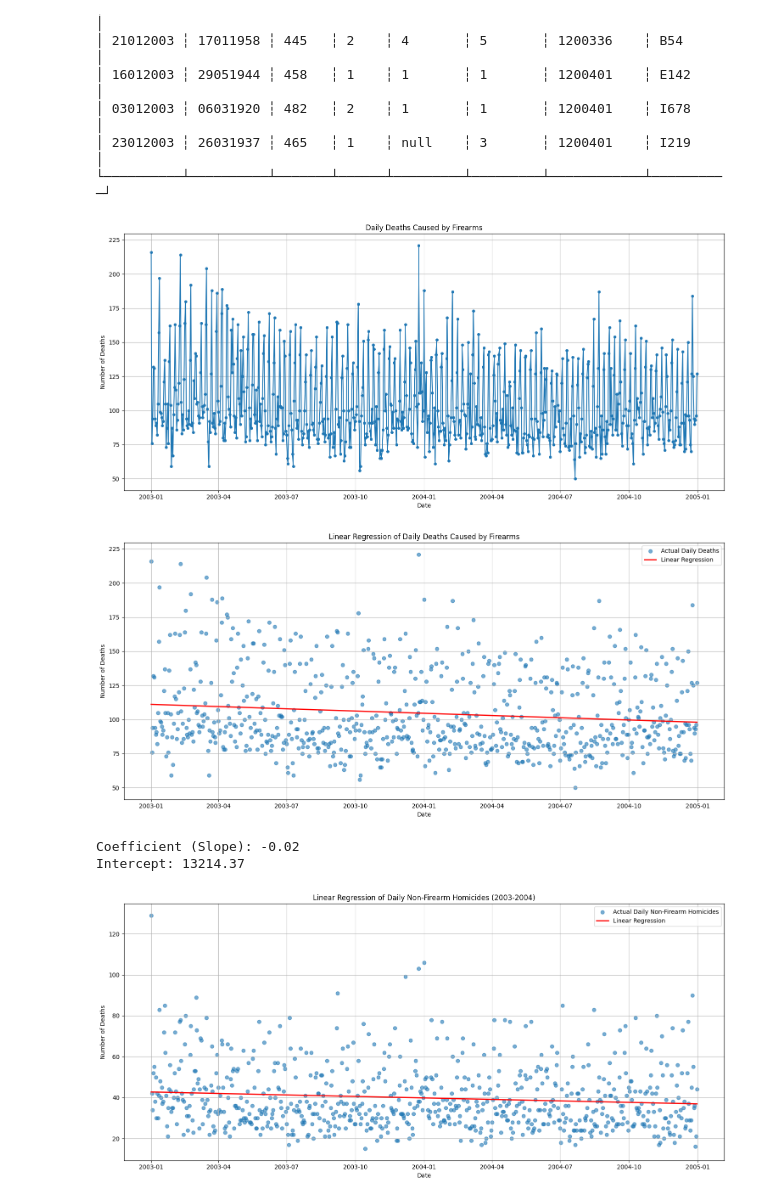
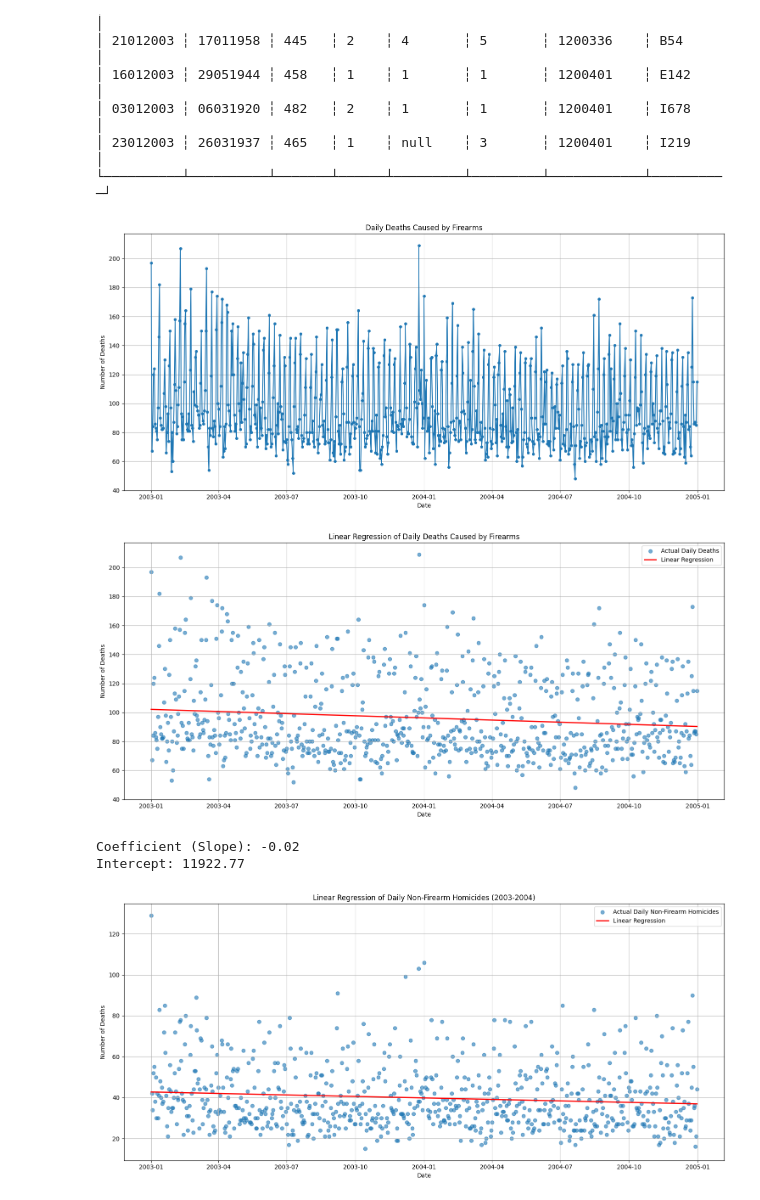
Before and after one commit to arturbernardo/data_sus, a Jupyter notebook: estatuto_do_desarmamento.ipynb, the cells around one changed output. Drawn from its saved outputs; the diff is of its cells as text; code cells hidden in the pictures.

```diff
--- a/estatuto_do_desarmamento.ipynb
+++ b/estatuto_do_desarmamento.ipynb
@@ -68,47 +68,47 @@ import matplotlib.pyplot as plt
 
 # Identify firearm-related causes based on common ICD-10 codes or keywords in description
 # Common ICD-10 codes for firearm injuries often start with W32-W34, X72-X74, X93-X95, Y22-Y24
 # Let's search for keywords like "arma de fogo" (firearm) or "projetil" (projectile) in descriptions
-
+# X93, X94, X95
 firearm_codes = sub_categorias.filter(
-    (pl.col('SUBCAT').str.starts_with('W32')) |
-    (pl.col('SUBCAT').str.starts_with('W33')) |
-    (pl.col('SUBCAT').str.starts_with('W34')) |
-    (pl.col('SUBCAT').str.starts_with('X72')) |
-    (pl.col('SUBCAT').str.starts_with('X73')) |
-    (pl.col('SUBCAT').str.starts_with('X74')) |
+    # (pl.col('SUBCAT').str.starts_with('W32')) |
+    # (pl.col('SUBCAT').str.starts_with('W33')) |
+    # (pl.col('SUBCAT').str.starts_with('W34')) |
+    # (pl.col('SUBCAT').str.starts_with('X72')) |
+    # (pl.col('SUBCAT').str.starts_with('X73')) |
+    # (pl.col('SUBCAT').str.starts_with('X74')) |
     (pl.col('SUBCAT').str.starts_with('X93')) |
     (pl.col('SUBCAT').str.starts_with('X94')) |
-    (pl.col('SUBCAT').str.starts_with('X95')) |
-    (pl.col('SUBCAT').str.starts_with('Y22')) |
-    (pl.col('SUBCAT').str.starts_with('Y23')) |
-    (pl.col('SUBCAT').str.starts_with('Y24')) |
-    (pl.col('DESCRICAO').str.to_lowercase().str.contains('arma de fogo')) |
-    (pl.col('DESCRICAO').str.to_lowercase().str.contains('projetil'))
+    (pl.col('SUBCAT').str.starts_with('X95'))
+    # (pl.col('SUBCAT').str.starts_with('Y22')) |
+    # (pl.col('SUBCAT').str.starts_with('Y23')) |
+    # (pl.col('SUBCAT').str.starts_with('Y24')) |
+    # (pl.col('DESCRICAO').str.to_lowercase().str.contains('arma de fogo')) |
+    # (pl.col('DESCRICAO').str.to_lowercase().str.contains('projetil'))
 )['SUBCAT'].unique().to_list()
 
 
 # Filter the main DataFrame for these causes
 deaths_by_firearm = mortalidade_causa.filter(
     pl.col('CAUSABAS').is_in(firearm_codes)
 )
 
 # Convert DTOBITO to datetime and count daily occurrences
 daily_firearm_deaths = deaths_by_firearm.with_columns(
     pl.col('DTOBITO').str.strptime(pl.Date, format='%d%m%Y', strict=False).alias('DATE_OBITO')
 ).group_by('DATE_OBITO').agg(pl.len().alias('DEATH_COUNT')).sort('DATE_OBITO')
 
 # Plotting the data
 plt.figure(figsize=(15, 7))
 plt.plot(daily_firearm_deaths['DATE_OBITO'], daily_firearm_deaths['DEATH_COUNT'], marker='o', linestyle='-', markersize=4)
 plt.title('Daily Deaths Caused by Firearms')
 plt.xlabel('Date')
 plt.ylabel('Number of Deaths')
 plt.grid(True)
 plt.tight_layout()
 plt.show()
 # %% [output]
-[figure, old version]
+[figure, new version]
 # %%
 from sklearn.linear_model import LinearRegression
 import numpy as np
@@ -143,9 +143,9 @@ plt.show()
 print(f"Coefficient (Slope): {model.coef_[0]:.2f}")
 print(f"Intercept: {model.intercept_:.2f}")
 # %% [output]
-[figure, old version]
+[figure, new version]
 Coefficient (Slope): -0.02
-Intercept: 13214.37
+Intercept: 11922.77
 # %%
 distinct_firearm_descriptions = sub_categorias.filter(
     pl.col('SUBCAT').is_in(firearm_codes)
```
Also changed, not shown: parts of 2 cells of this notebook.
